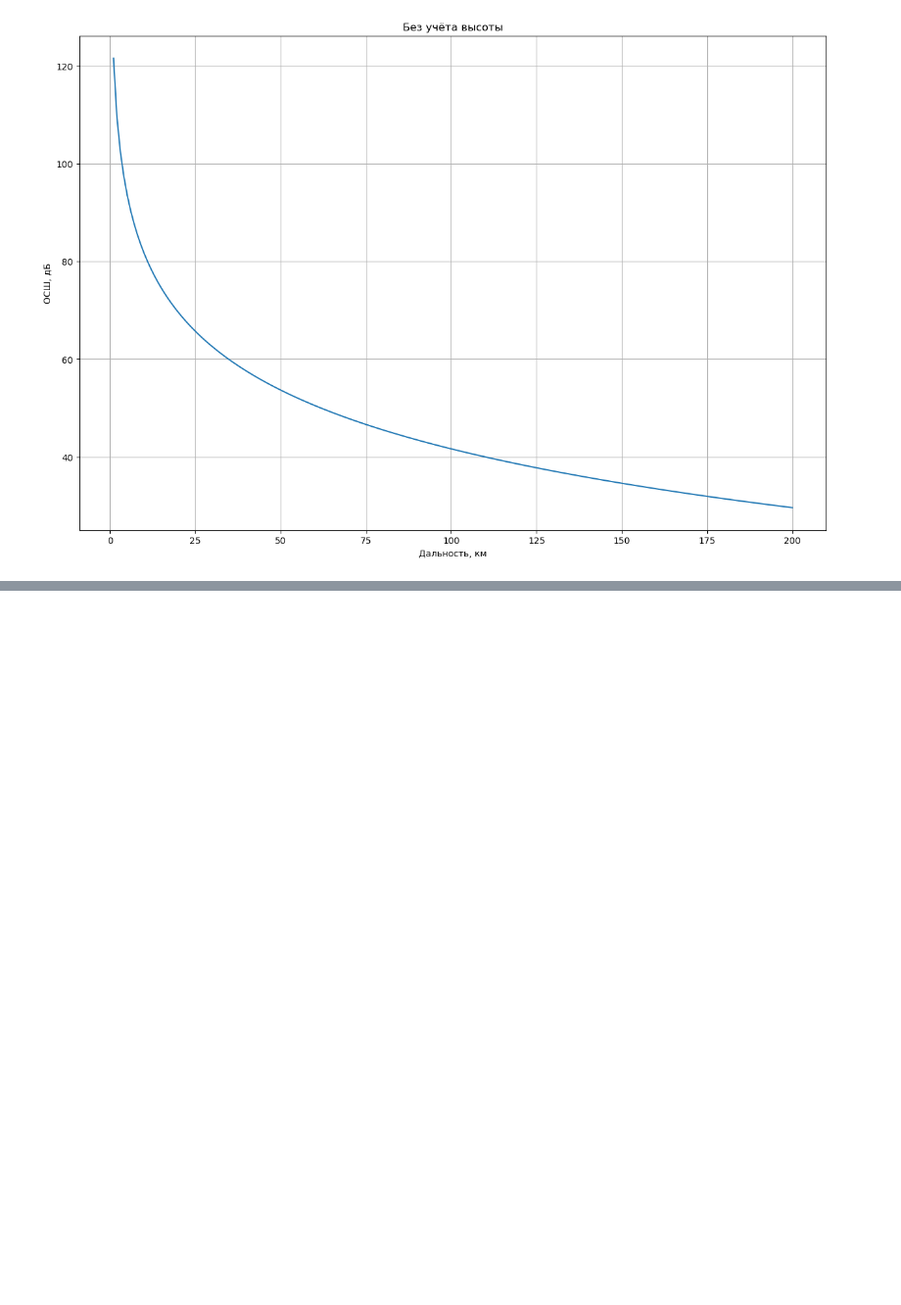
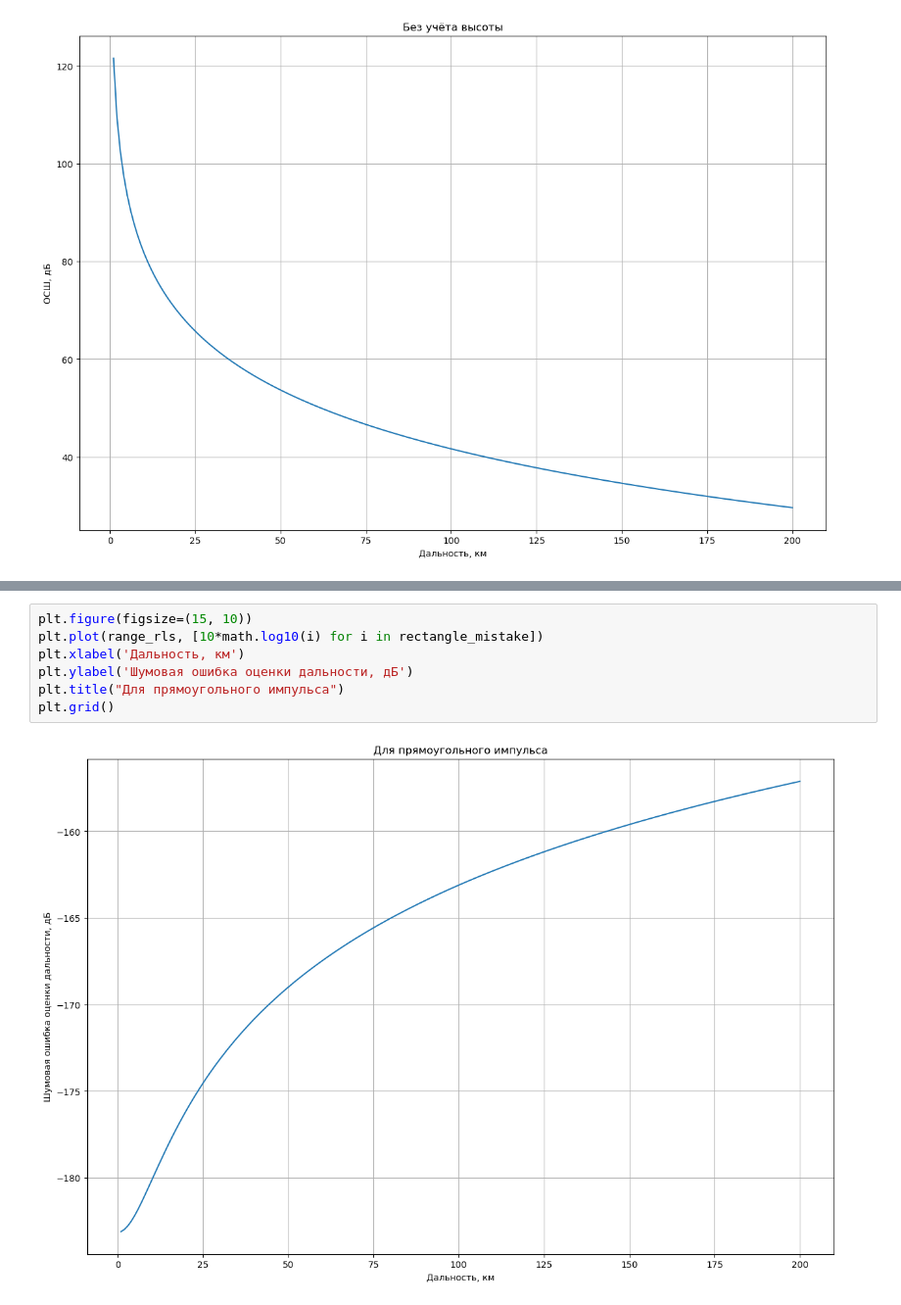
Before and after one commit to Rabotah/Diplom, a Jupyter notebook: OSH.ipynb, the cells around one changed output, grey strips where cells are left out. Shown at 98% size. Cells and saved outputs as stored; diff of their text form; blank space fills up the shorter version.

```diff
--- a/OSH.ipynb
+++ b/OSH.ipynb
@@ -97,0 +126,9 @@ plt.grid()
+# %%
+plt.figure(figsize=(15, 10))
+plt.plot(range_rls, [10*math.log10(i) for i in rectangle_mistake])
+plt.xlabel('Дальность, км')
+plt.ylabel('Шумовая ошибка оценки дальности, дБ')
+plt.title("Для прямоугольного импульса")
+plt.grid()
+# %% [output]
+[figure, added]
```
Also changed, not shown: parts of 17 cells of this notebook.
